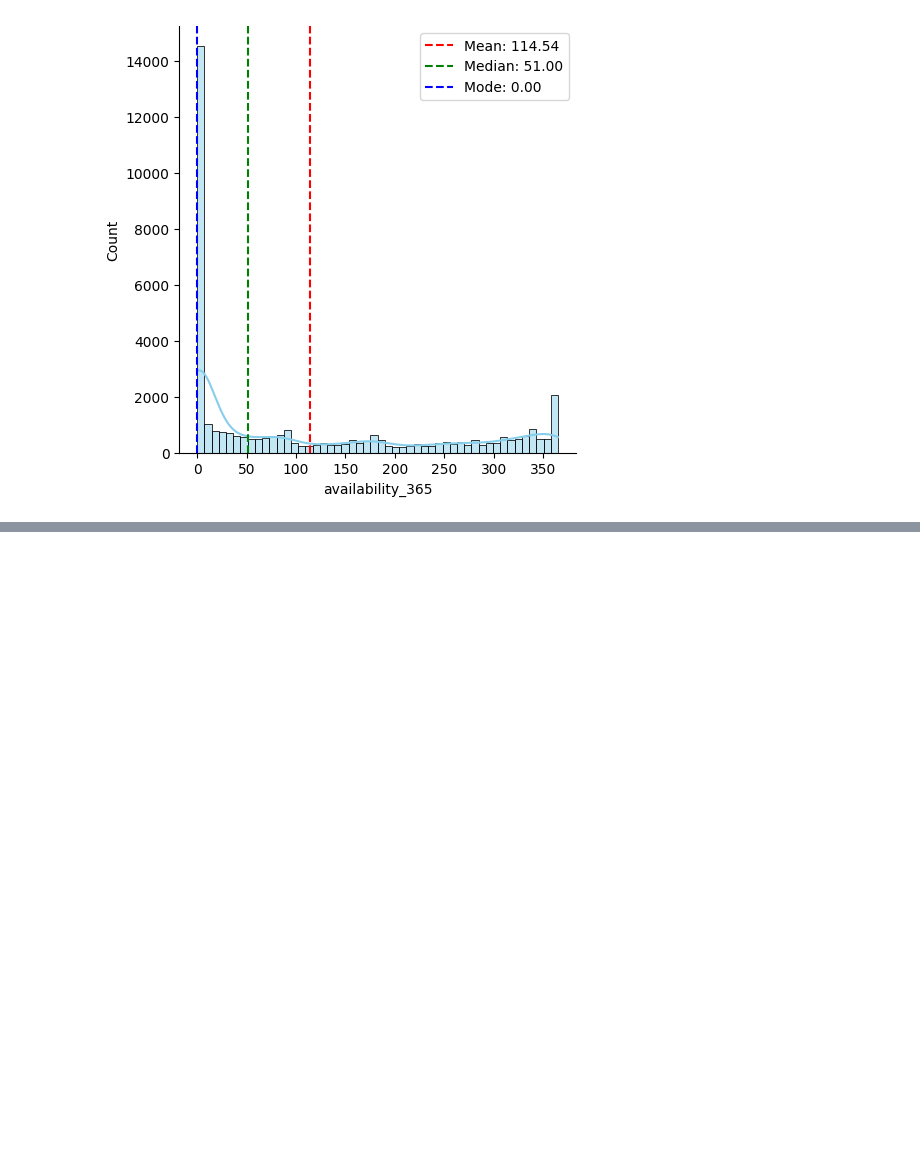
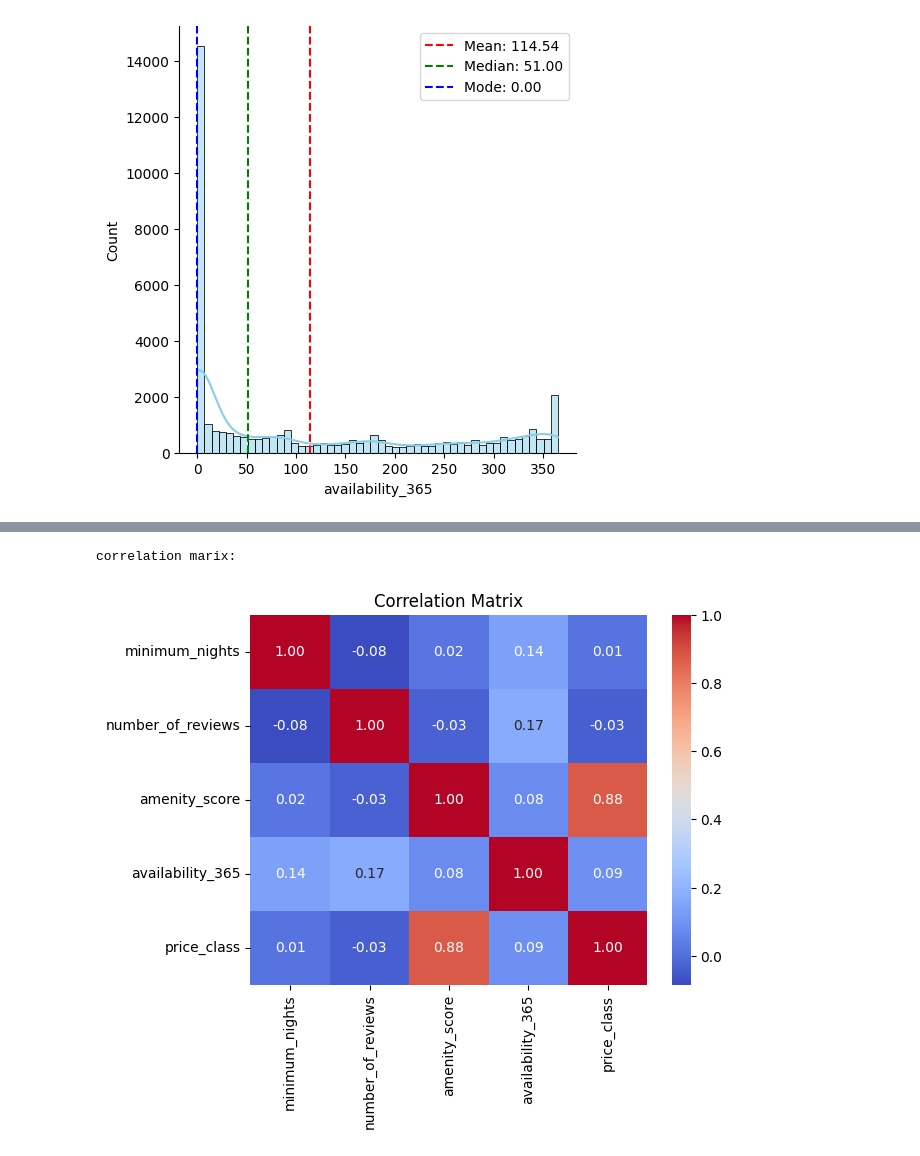
Before and after one commit to rana-taqveem/ms-ai, a Jupyter notebook: 600/assignment_01/main.ipynb, the cells around one changed output, grey strips where cells are left out. Saved outputs shown, nothing was run; the diff lists cells and outputs as text; code cells hidden in the pictures; blank space fills up the shorter version.

```diff
--- a/600/assignment_01/main.ipynb
+++ b/600/assignment_01/main.ipynb
@@ -152,0 +185,11 @@ plot_feature_distribution('availability_365')
+# %%
+print("correlation marix:")
+numerice_features = ['minimum_nights', 'number_of_reviews', 'amenity_score', 'availability_365', 'price_class']
+correlation_matrix = df_eda[numerice_features].corr()
+
+sns.heatmap(correlation_matrix, annot=True, cmap='coolwarm', fmt='.2f')
+plt.title('Correlation Matrix')
+plt.show()
+# %% [output]
+correlation marix:
+[figure, added]
```
Also changed, not shown: parts of 16 cells of this notebook, 7 other files.
